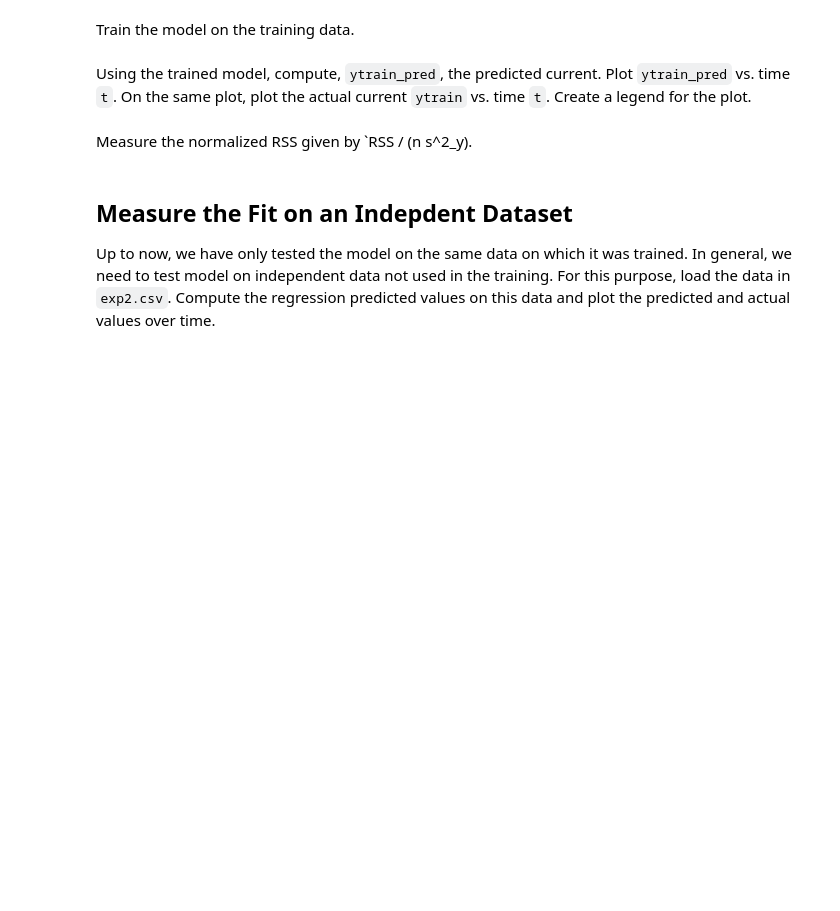
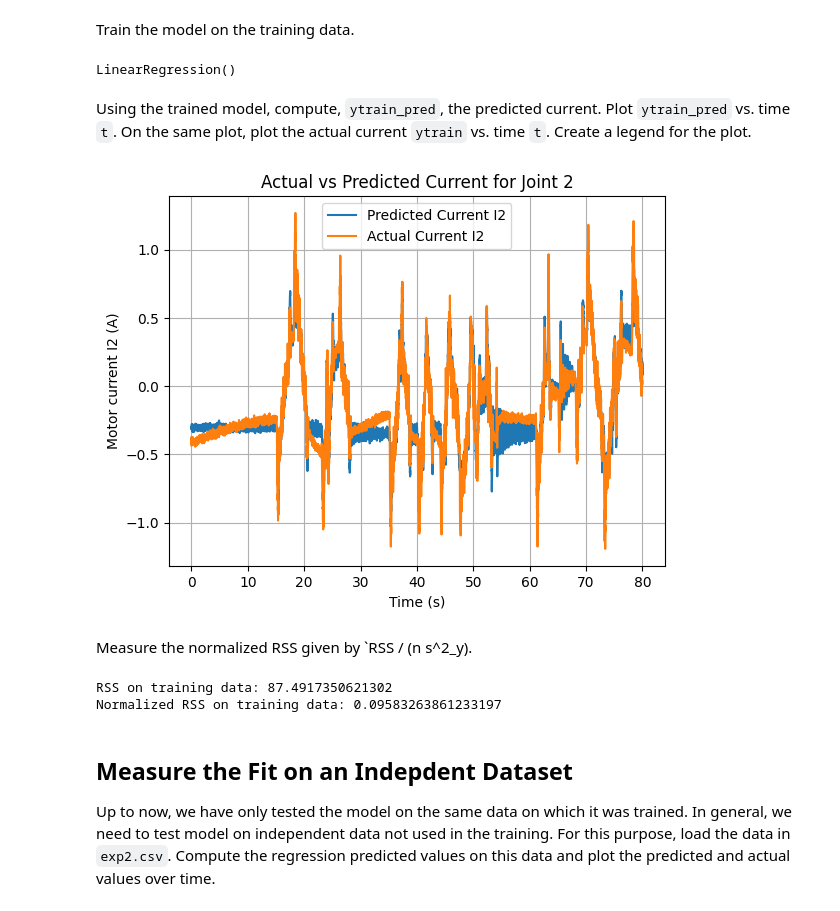
Before and after one commit to JiayiChen05/CSA, a Jupyter notebook: unit03_mult_lin_reg/lab_robot_calib_partial.ipynb, the cells around one changed output. Drawn from its saved outputs; the diff is of its cells as text; code cells hidden in the pictures; blank space fills up the shorter version.

```diff
--- a/unit03_mult_lin_reg/lab_robot_calib_partial.ipynb
+++ b/unit03_mult_lin_reg/lab_robot_calib_partial.ipynb
@@ -73,3 +98,9 @@ Use all the samples from the experiment 1 dataset to create the training data:
+# %%
+# TODO
+# ytrain = ...
+# Xtrain = ...
+ytrain = df['I2'].values
+Xtrain = df[['q2','dq2','eps21', 'eps22', 'eps31', 'eps32','ddq2']].values
 # %% [markdown]
 ## Fit a Linear Model
 Use the `sklearn.linear_model` module to create a `LinearRegression` class `regr`.
@@ -79,9 +110,13 @@ from sklearn import linear_model
 # Create linear regression object
 # TODO
 # regr = ...
+regr = linear_model.LinearRegression()
 # %% [markdown]
 Train the model on the training data.
 # %%
 # TODO
+regr.fit(Xtrain, ytrain)
+# %% [output]
+LinearRegression()
 # %% [markdown]
 Using the trained model, compute, `ytrain_pred`, the predicted current.  Plot `ytrain_pred` vs. time `t`.  On the same plot, plot the actual current `ytrain` vs. time `t`.  Create a legend for the plot.
@@ -92,2 +123,17 @@ Using the trained model, compute, `ytrain_pred`, the predicted current.  Plot `y
+# %%
+# TODO
+# ytrain_pred = ...
+# plt.plot(...)
+ytrain_pred = regr.predict(Xtrain)
+plt.plot(t, ytrain_pred, label="Predicted Current I2")
+plt.plot(t, ytrain, label="Actual Current I2")
+plt.xlabel("Time (s)")
+plt.ylabel("Motor current I2 (A)")
+plt.title("Actual vs Predicted Current for Joint 2")
+plt.legend()
+plt.grid(True)
+plt.show()
+# %% [output]
+[figure, added]
 # %% [markdown]
 Measure the normalized RSS given by `RSS / (n s^2_y).
@@ -97,3 +140,15 @@ Measure the normalized RSS given by `RSS / (n s^2_y).
+# %%
+# TODO
+# RSS_train = ...
+RSS_train = np.sum((ytrain - ytrain_pred) ** 2)
+n = len(ytrain)
+s2_y = np.mean((ytrain - np.mean(ytrain))**2)
+RSS_train_norm = RSS_train / (n * s2_y)
+print("RSS on training data:", RSS_train)
+print("Normalized RSS on training data:", RSS_train_norm)
+# %% [output]
+RSS on training data: 87.4917350621302
+Normalized RSS on training data: 0.09583263861233197
 # %% [markdown]
 ## Measure the Fit on an Indepdent Dataset
 
```
Also changed, not shown: parts of 12 cells of this notebook.
